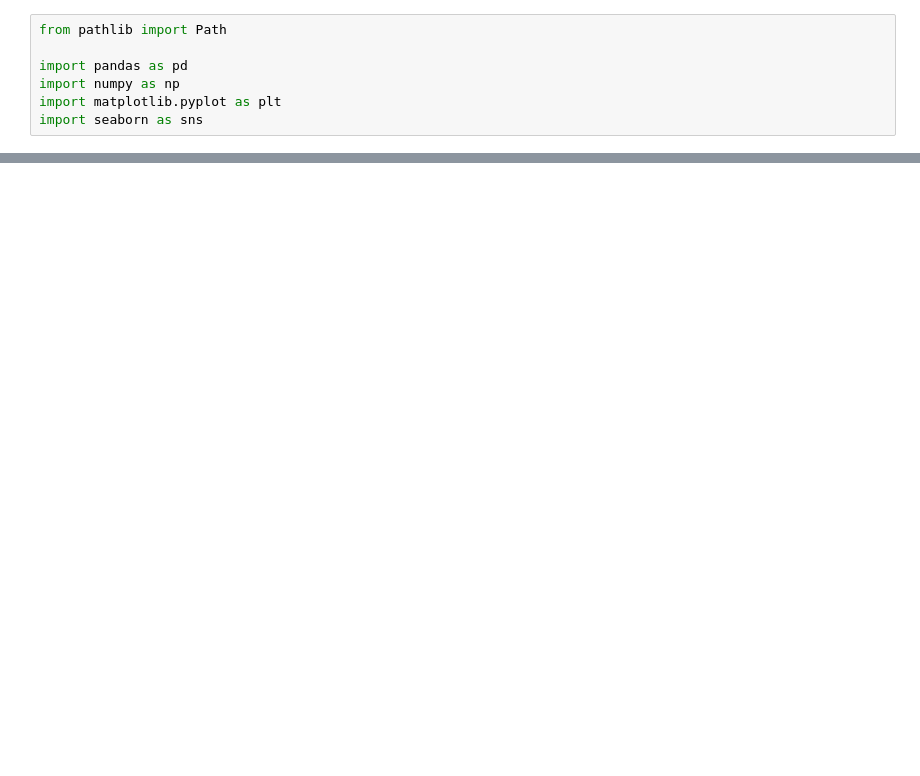
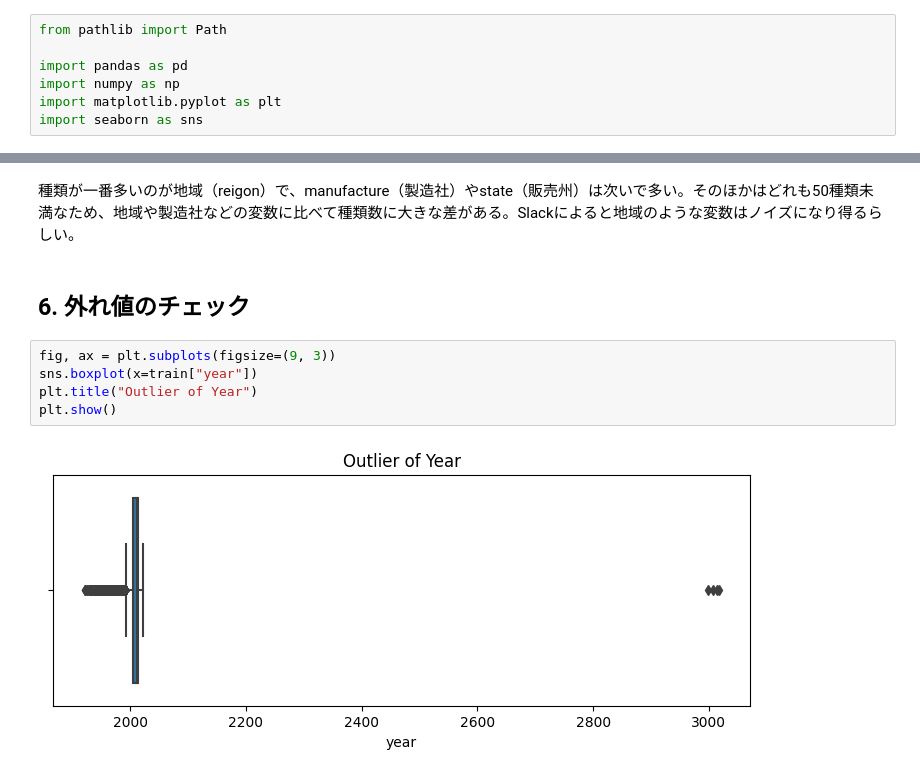
Before and after one commit to haru1290/signate-student-cup-2023, a Jupyter notebook: notebook/eda.ipynb, the cells around one changed output, grey strips where cells are left out. Drawn from its saved outputs; the diff is of its cells as text; blank space fills up the shorter version.

```diff
--- a/notebook/eda.ipynb
+++ b/notebook/eda.ipynb
@@ -58,0 +157,11 @@ dtype: object
+# %% [markdown]
+種類が一番多いのが地域（reigon）で、manufacture（製造社）やstate（販売州）は次いで多い。そのほかはどれも50種類未満なため、地域や製造社などの変数に比べて種類数に大きな差がある。Slackによると地域のような変数はノイズになり得るらしい。
+# %% [markdown]
+## 6. 外れ値のチェック
+# %%
+fig, ax = plt.subplots(figsize=(9, 3))
+sns.boxplot(x=train["year"])
+plt.title("Outlier of Year")
+plt.show()
+# %% [output]
+[figure, added]
```
Also changed, not shown: parts of 33 cells of this notebook.
